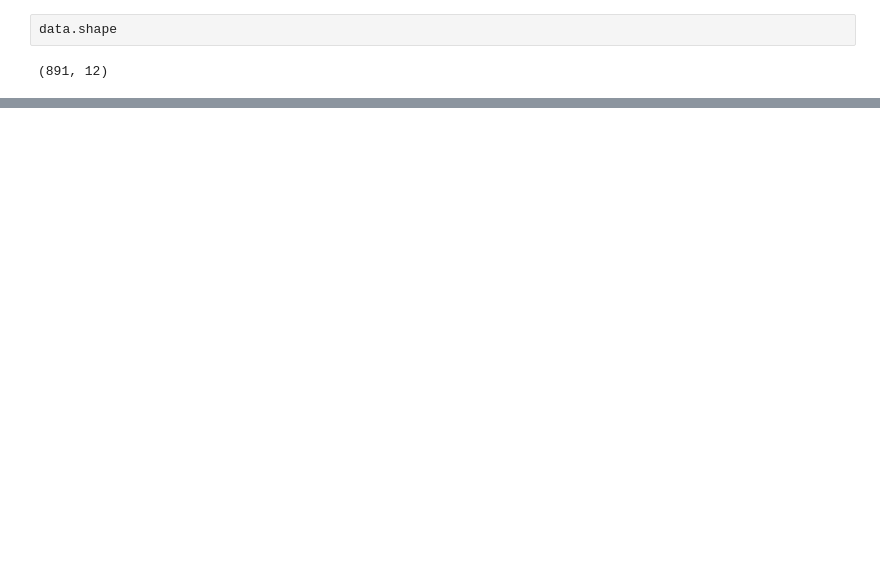
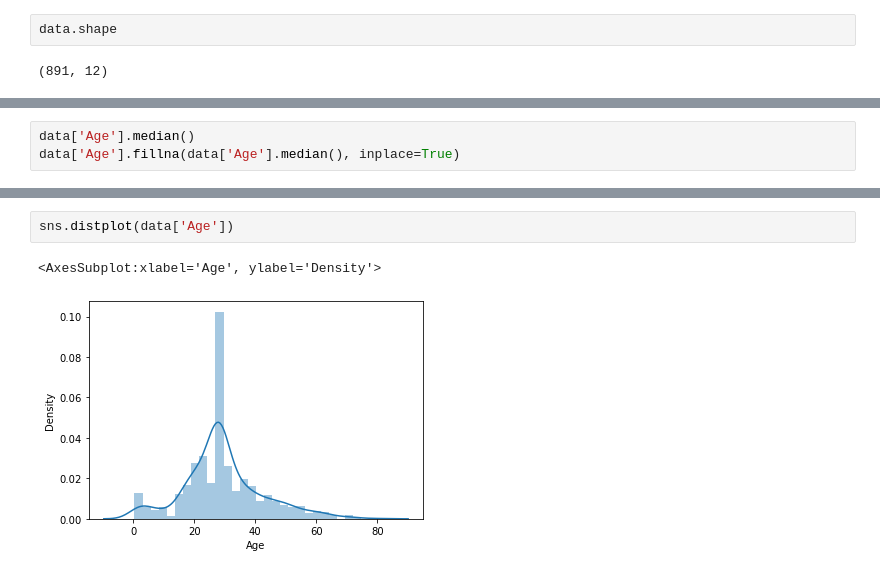
Before and after one commit to OjureFred/Eduonix-DataScaience-and-ML-Project, a Jupyter notebook: DataScience-ML-Final-Project.ipynb, the cells around one changed output, grey strips where cells are left out. Drawn from its saved outputs; the diff is of its cells as text; blank space fills up the shorter version.

```diff
--- a/DataScience-ML-Final-Project.ipynb
+++ b/DataScience-ML-Final-Project.ipynb
@@ -86,0 +97,3 @@ plt.show()
+# %%
+data['Age'].median()
+data['Age'].fillna(data['Age'].median(), inplace=True)
@@ -86,0 +116,5 @@ plt.show()
+# %%
+sns.distplot(data['Age'])
+# %% [output]
+<AxesSubplot:xlabel='Age', ylabel='Density'>
+[figure, added]
```
Also changed, not shown: parts of 11 cells of this notebook.
